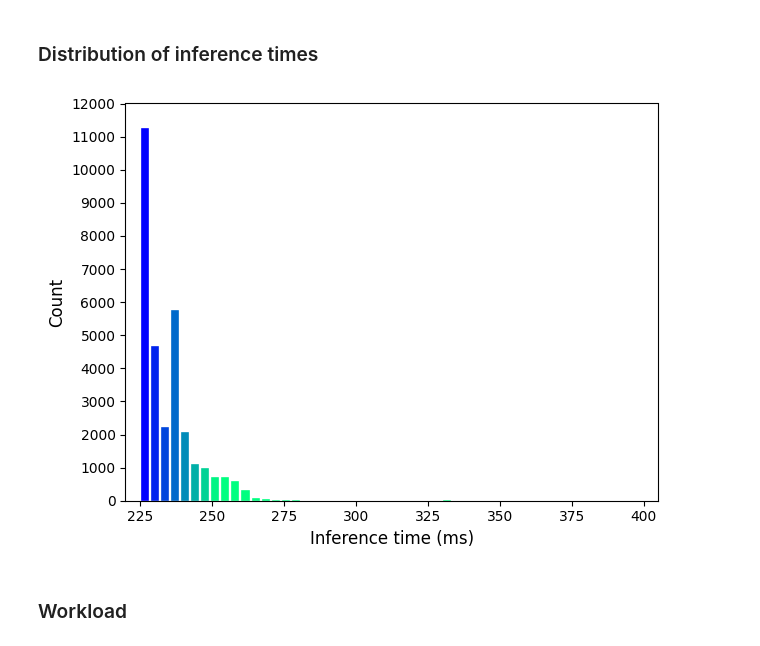
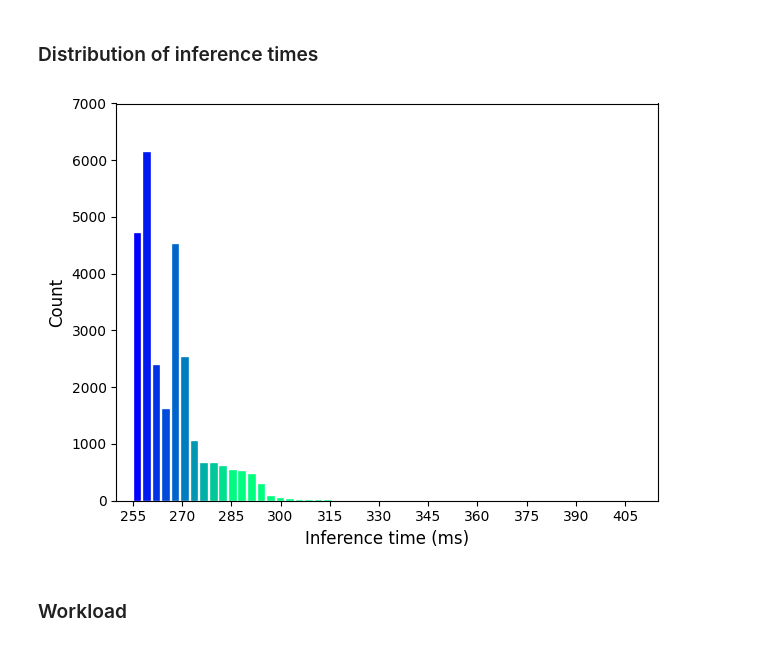
Before and after one commit to VitF/Neu-BrAuER, a Jupyter notebook: measurements/plot_results_BoardInferences.ipynb, the cells around one changed output. Drawn from its saved outputs; the diff is of its cells as text; code cells hidden in the pictures.

```diff
--- a/measurements/plot_results_BoardInferences.ipynb
+++ b/measurements/plot_results_BoardInferences.ipynb
@@ -55,3 +55,3 @@ legend_entry_size = 8
 # %%
-with open("./times_2h-runs.txt", 'r') as f:
-    inference_times = np.array([float(el.strip())*1000 for num,el in enumerate(f) if num>=5])
+with open("./times/times_2h-runs.txt", 'r') as f:
+    inference_times = np.array([float(el.strip())*1000 for num,el in enumerate(f) if num>=4])
@@ -101,38 +109,38 @@ plt.show()
 # %% [markdown]
 ### Distribution of inference times
 # %%
-save_fig = False
+save_fig = True
 
 NOW = datetime.datetime.now().strftime("%Y%m%d_%H%M%S")
 
 cmap = plt.get_cmap('winter')
 #print("Numero di colori: {}".format(len(cmap.colors)))
 
 plt.figure()
-_, bins, patches = plt.hist(inference_times, bins=50, range=(225,400), linewidth=0.25, edgecolor="white", rwidth=0.8, log=False)
+_, bins, patches = plt.hist(inference_times, bins=50, range=(255,400), linewidth=0.25, edgecolor="white", rwidth=0.8, log=False)
 for i, rect in enumerate(patches):
-    rect.set_fc(cmap(i*35))
-plt.xlim((220,405))
-plt.xticks(np.arange(225,400+1,25),fontsize=axis_ticks_size)
-plt.ylim((0,12000))
-plt.yticks(np.arange(0,12000+1,1000),fontsize=axis_ticks_size)
+    rect.set_fc(cmap(i*25))
+plt.xlim((250,415))
+plt.xticks(np.arange(255,410+1,15),fontsize=axis_ticks_size)
+plt.ylim((0,7000))
+plt.yticks(np.arange(0,7000+1,1000),fontsize=axis_ticks_size)
 plt.xlabel("Inference time (ms)", fontsize=axis_label_size)
 plt.ylabel("Count", fontsize=axis_label_size)
 plt.tight_layout()
 if save_fig:
     plt.savefig(path_for_plots + "/distribution_{}.pdf".format(NOW), dpi=300)
     plt.savefig(path_for_plots + "/distribution_{}.png".format(NOW), dpi=300)
     plt.savefig(path_for_plots + "/distribution_{}.eps".format(NOW), dpi=300)
 plt.show()
 
 time_values = np.linspace(min(bins),max(bins),patches.datavalues.shape[0])
 counts = patches.datavalues
 
 df = pd.DataFrame()
 df["time_values"] = time_values
 df["counts"] = counts
 # %% [output]
-[figure, old version]
+[figure, new version]
 # %% [markdown]
 ### Workload
 # %%
```
Also changed, not shown: parts of 8 cells of this notebook, 13 other files.
